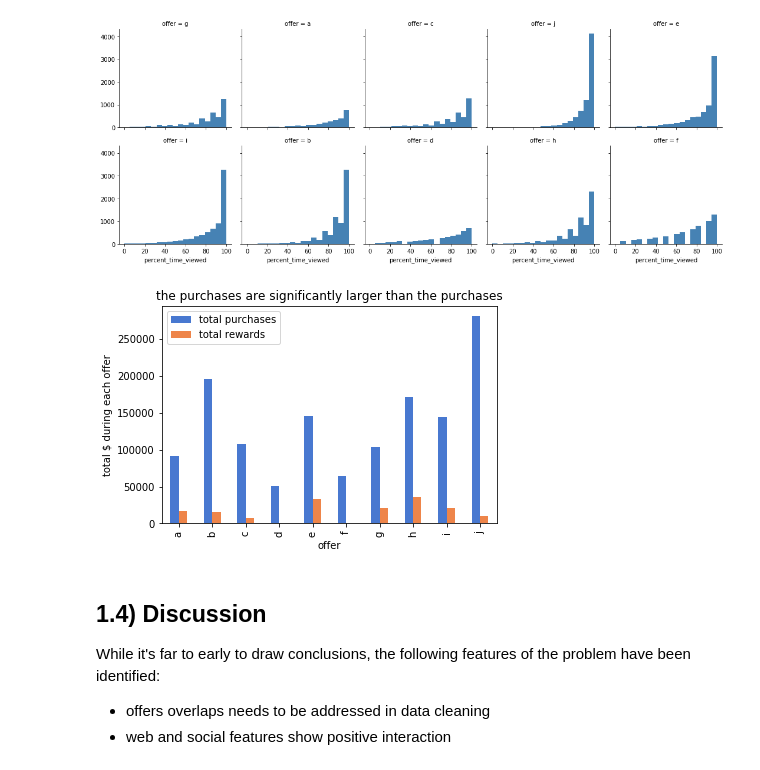
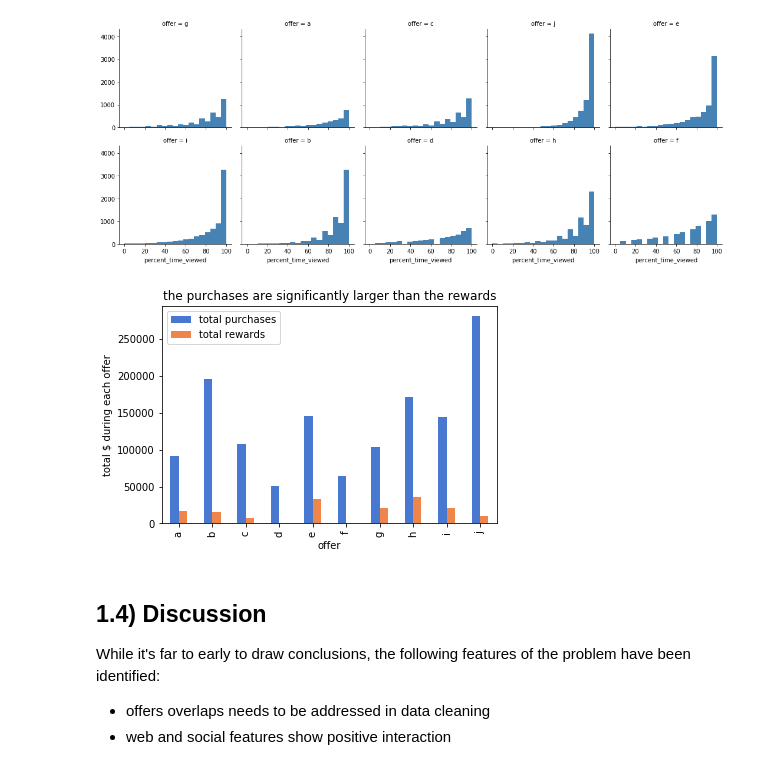
Before and after one commit to marco-bellini/Starbucks_capstone, a Jupyter notebook: 01_FE_EDA_offers.ipynb, the cells around one changed output. Cells and saved outputs as stored; diff of their text form; code cells hidden in the pictures.

```diff
--- a/01_FE_EDA_offers.ipynb
+++ b/01_FE_EDA_offers.ipynb
@@ -358,10 +356,10 @@ g.map(plt.hist, 'percent_time_viewed', color="steelblue", bins=bins)
 # %%
 out.groupby(by='offer')['Tpay_offer','reward'].sum().plot(kind='bar')
 plt.ylabel('total $ during each offer');
 plt.legend(['total purchases','total rewards' ]);
-plt.title('the purchases are significantly larger than the purchases');
+plt.title('the purchases are significantly larger than the rewards');
 # %% [output]
-[figure, old version]
+[figure, new version]
 # %% [markdown]
 ## 1.4) Discussion
 
```
Also changed, not shown: parts of 6 cells of this notebook, 14 other files.
